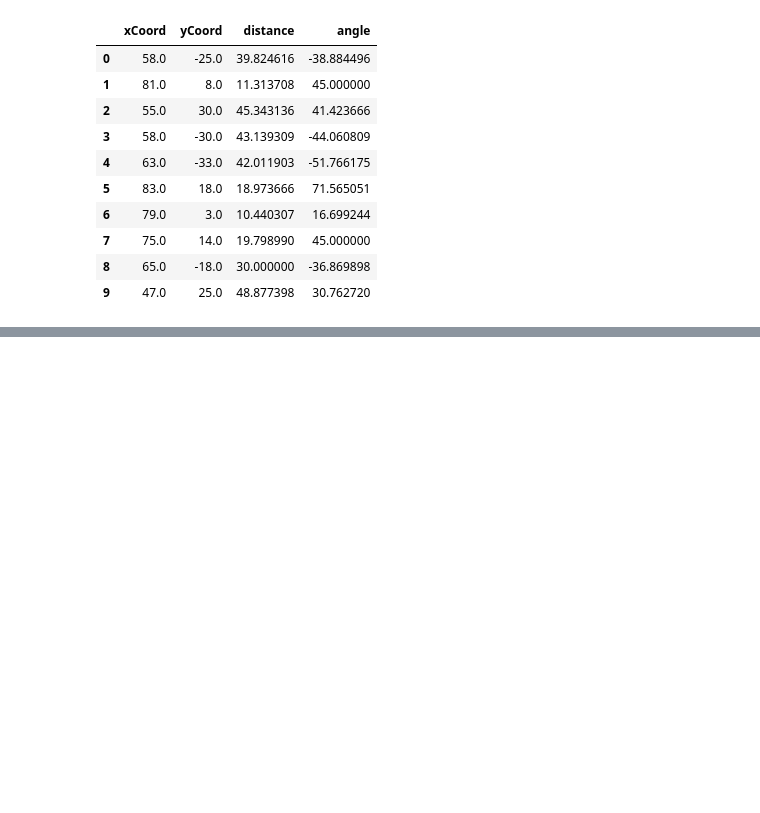
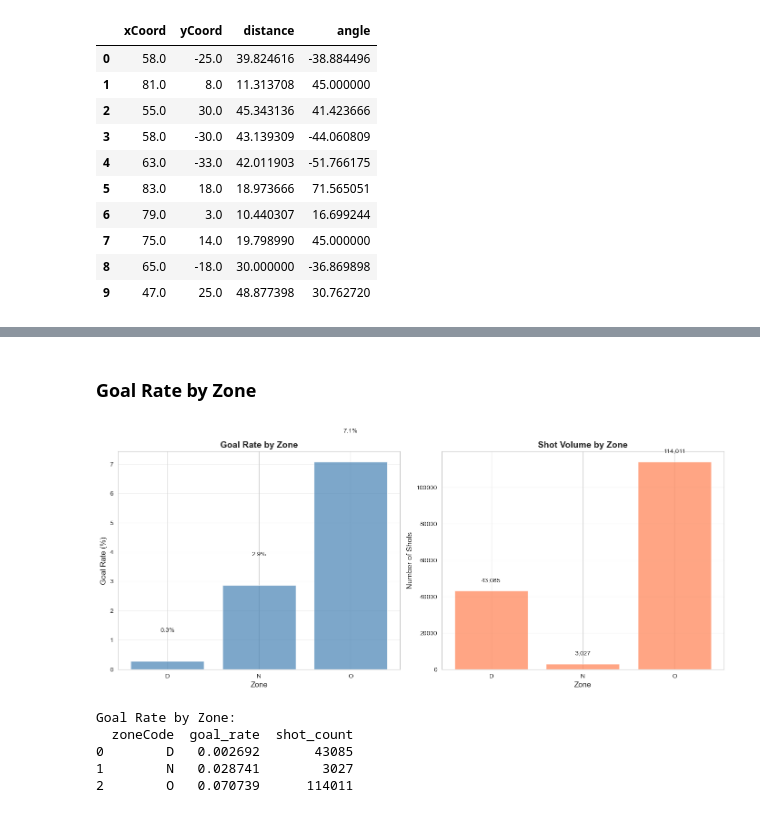
Before and after one commit to prestonpark26/NHLAnalytics, a Jupyter notebook: dataExploration/nhlAnalyticsV2.ipynb, the cells around one changed output, grey strips where cells are left out. Drawn from its saved outputs; the diff is of its cells as text; code cells hidden in the pictures; blank space fills up the shorter version.

```diff
--- a/dataExploration/nhlAnalyticsV2.ipynb
+++ b/dataExploration/nhlAnalyticsV2.ipynb
@@ -412,0 +618,47 @@ df_shots_clean[['xCoord', 'yCoord', 'distance', 'angle']].head(10)
+# %% [markdown]
+### Goal Rate by Zone
+# %%
+### Goal Rate by Zone
+zone_goal_rate = df_shots_clean.groupby('zoneCode')['is_goal'].agg(['mean', 'count'])
+zone_goal_rate.columns = ['goal_rate', 'shot_count']
+zone_goal_rate = zone_goal_rate.reset_index()
+
+# Plot
+fig, (ax1, ax2) = plt.subplots(1, 2, figsize=(14, 6))
+
+# Goal rate by zone
+ax1.bar(zone_goal_rate['zoneCode'],
+        zone_goal_rate['goal_rate'] * 100,
+        color = 'steelblue', alpha = 0.7)
+ax1.set_xlabel('Zone', fontsize = 12)
+ax1.set_ylabel('Goal Rate (%)', fontsize = 12)
+ax1.set_title('Goal Rate by Zone', fontsize =14, fontweight = 'bold')
+ax1.grid(axis='y', alpha = 0.3)
+for i, (idx, row) in enumerate(zone_goal_rate.iterrows()):
+    ax1.text(i, row['goal_rate'] * 100 + 1, f"{row['goal_rate']:.1%}",
+             ha='center', fontsize = 10)
+
+# Shot count by zone
+ax2.bar(zone_goal_rate['zoneCode'],
+        zone_goal_rate['shot_count'],
+        color='coral', alpha = 0.7)
+ax2.set_xlabel('Zone', fontsize = 12)
+ax2.set_ylabel('Number of Shots', fontsize = 12)
+ax2.set_title('Shot Volume by Zone', fontsize = 14, fontweight = 'bold')
+ax2.grid(axis = 'y', alpha = 0.3)
+for i, (idx, row) in enumerate(zone_goal_rate.iterrows()):
+    ax2.text(i, row['shot_count'] + 5000, f"{row['shot_count']:,}",
+             ha = 'center', fontsize = 10)
+
+plt.tight_layout()
+plt.show()
+
+print("\nGoal Rate by Zone:")
+print(zone_goal_rate)
+# %% [output]
+[figure, added]
+Goal Rate by Zone:
+  zoneCode  goal_rate  shot_count
+0        D   0.002692       43085
+1        N   0.028741        3027
+2        O   0.070739      114011
```
Also changed, not shown: parts of 79 cells of this notebook.
